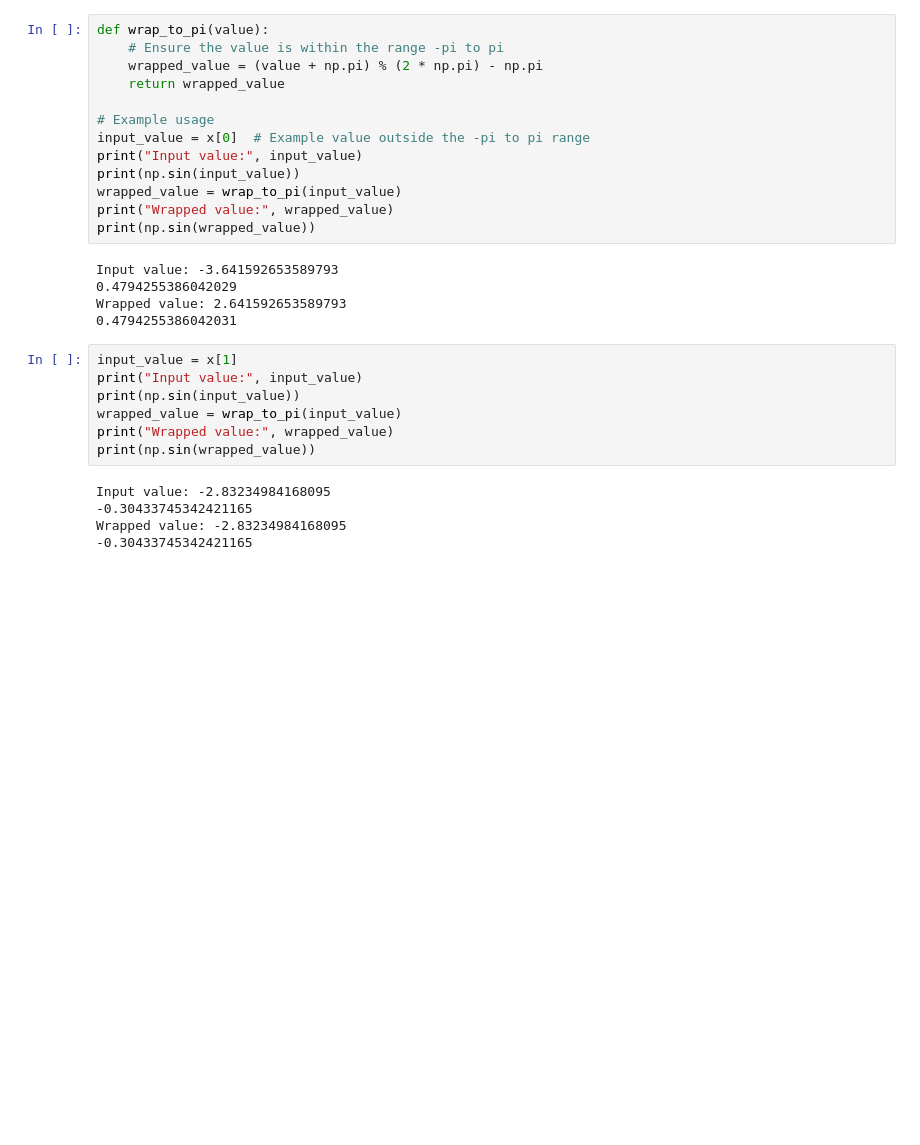
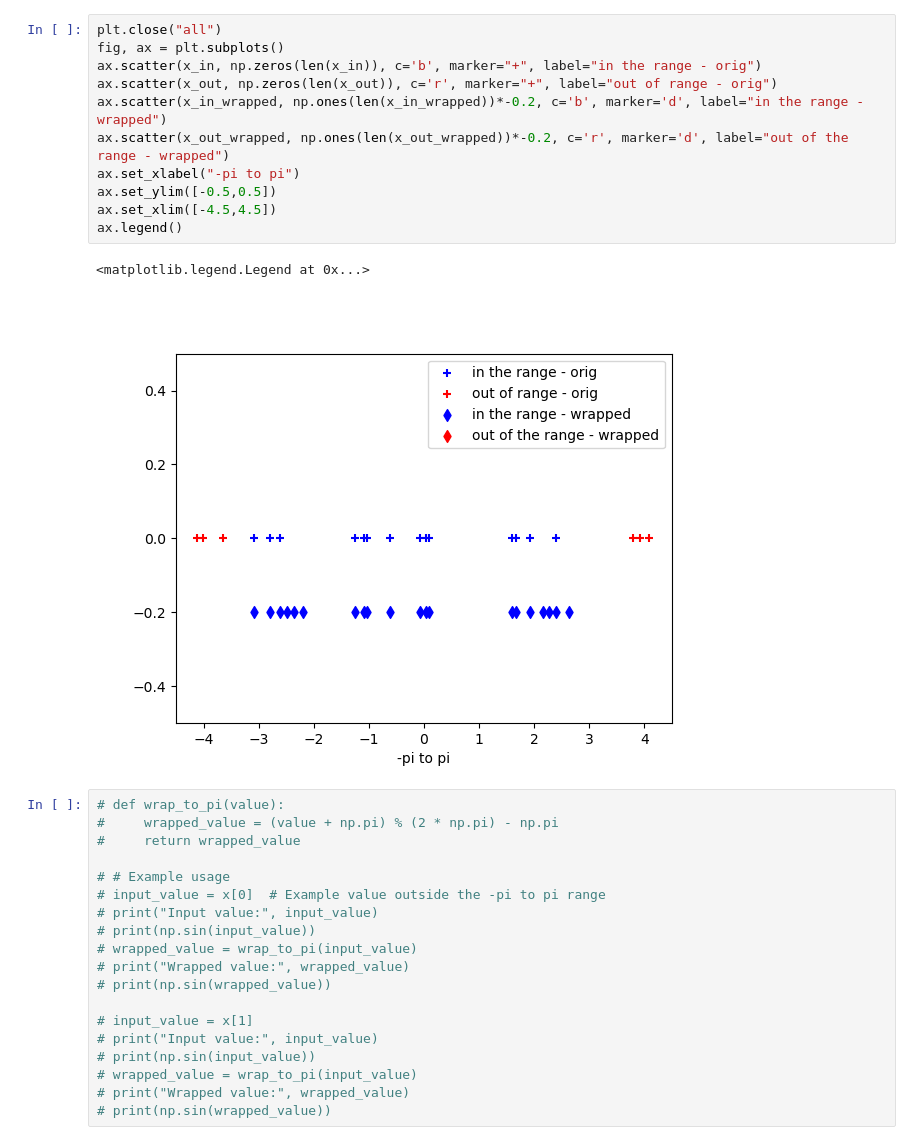
Before and after one commit to Kovaleski-Research-Lab/Surrogate_Model, a Jupyter notebook: src/evaluation/study_phase_regression.ipynb, the cells around one changed output. Drawn from its saved outputs; the diff is of its cells as text; blank space fills up the shorter version.

```diff
--- a/src/evaluation/study_phase_regression.ipynb
+++ b/src/evaluation/study_phase_regression.ipynb
@@ -111,30 +109,33 @@ print(y)
+# %%
+plt.close("all")
+fig, ax = plt.subplots()
+ax.scatter(x_in, np.zeros(len(x_in)), c='b', marker="+", label="in the range - orig")
+ax.scatter(x_out, np.zeros(len(x_out)), c='r', marker="+", label="out of range - orig")
+ax.scatter(x_in_wrapped, np.ones(len(x_in_wrapped))*-0.2, c='b', marker='d', label="in the range - wrapped")
+ax.scatter(x_out_wrapped, np.ones(len(x_out_wrapped))*-0.2, c='r', marker='d', label="out of the range - wrapped")
+ax.set_xlabel("-pi to pi")
+ax.set_ylim([-0.5,0.5])
+ax.set_xlim([-4.5,4.5])
+ax.legend()
+# %% [output]
+<matplotlib.legend.Legend at 0x...>
+[figure, added]
 # %%
-def wrap_to_pi(value):
-    # Ensure the value is within the range -pi to pi
-    wrapped_value = (value + np.pi) % (2 * np.pi) - np.pi
-    return wrapped_value
+# def wrap_to_pi(value):
+#     wrapped_value = (value + np.pi) % (2 * np.pi) - np.pi
+#     return wrapped_value
 
-# Example usage
-input_value = x[0]  # Example value outside the -pi to pi range
-print("Input value:", input_value)
-print(np.sin(input_value))
-wrapped_value = wrap_to_pi(input_value)
-print("Wrapped value:", wrapped_value)
-print(np.sin(wrapped_value))
+# # Example usage
+# input_value = x[0]  # Example value outside the -pi to pi range
+# print("Input value:", input_value)
+# print(np.sin(input_value))
+# wrapped_value = wrap_to_pi(input_value)
+# print("Wrapped value:", wrapped_value)
+# print(np.sin(wrapped_value))
+
+# input_value = x[1]
+# print("Input value:", input_value)
+# print(np.sin(input_value))
+# wrapped_value = wrap_to_pi(input_value)
+# print("Wrapped value:", wrapped_value)
+# print(np.sin(wrapped_value))
-# %% [output]
-Input value: -3.641592653589793
-0.4794255386042029
-Wrapped value: 2.641592653589793
-0.4794255386042031
-# %%
-input_value = x[1]
-print("Input value:", input_value)
-print(np.sin(input_value))
-wrapped_value = wrap_to_pi(input_value)
-print("Wrapped value:", wrapped_value)
-print(np.sin(wrapped_value))
-# %% [output]
-Input value: -2.83234984168095
--0.30433745342421165
-Wrapped value: -2.83234984168095
--0.30433745342421165
```
Also changed, not shown: parts of 16 cells of this notebook, 8 other files.
